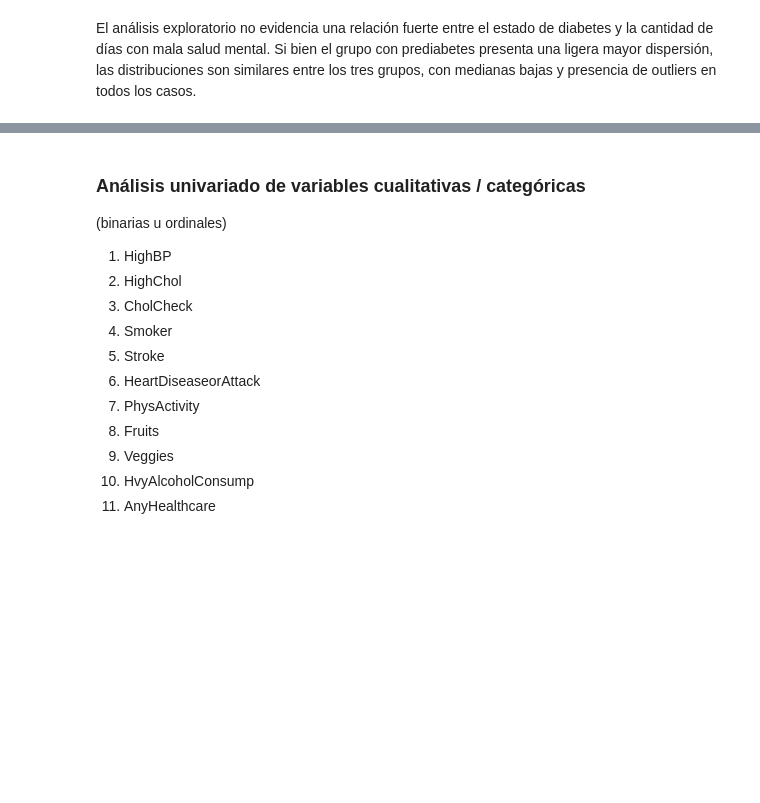
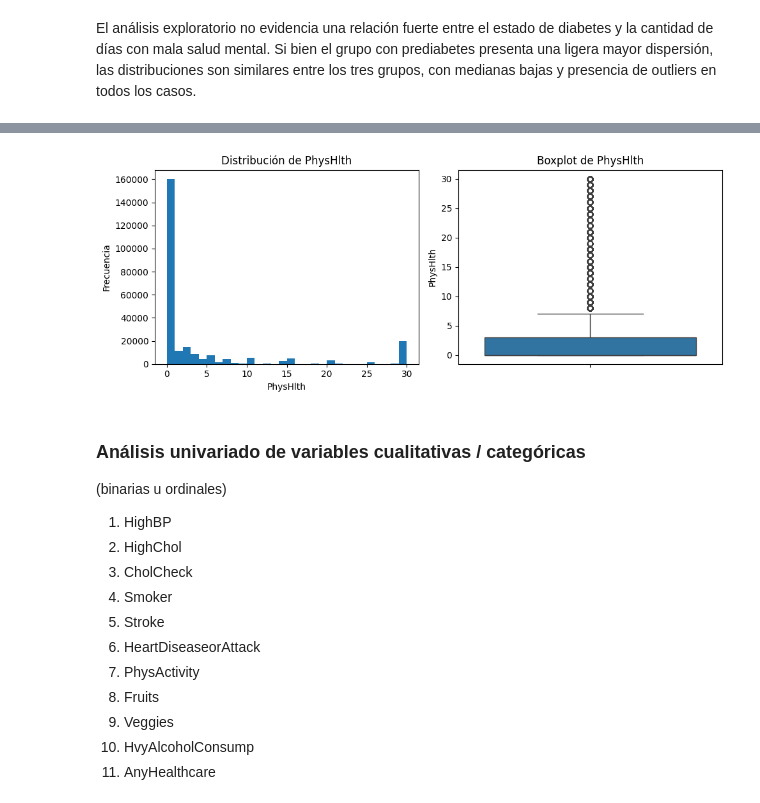
Before and after one commit to sebas-serrano/Diabetes_Health_Indicators, a Jupyter notebook: notebooks/Diabetes_Health_Indicators.ipynb, the cells around one changed output, grey strips where cells are left out. Saved outputs shown, nothing was run; the diff lists cells and outputs as text; code cells hidden in the pictures; blank space fills up the shorter version.

```diff
--- a/notebooks/Diabetes_Health_Indicators.ipynb
+++ b/notebooks/Diabetes_Health_Indicators.ipynb
@@ -313,3 +330,7 @@ Si bien el grupo con prediabetes presenta una ligera mayor dispersión, las dist
+# %%
+plot_univariate_distribution(df_multi, 'PhysHlth')
+# %% [output]
+[figure, added]
 # %% [markdown]
 ### **Análisis univariado de variables cualitativas / categóricas**
 
```
Also changed, not shown: parts of 3 cells of this notebook.
